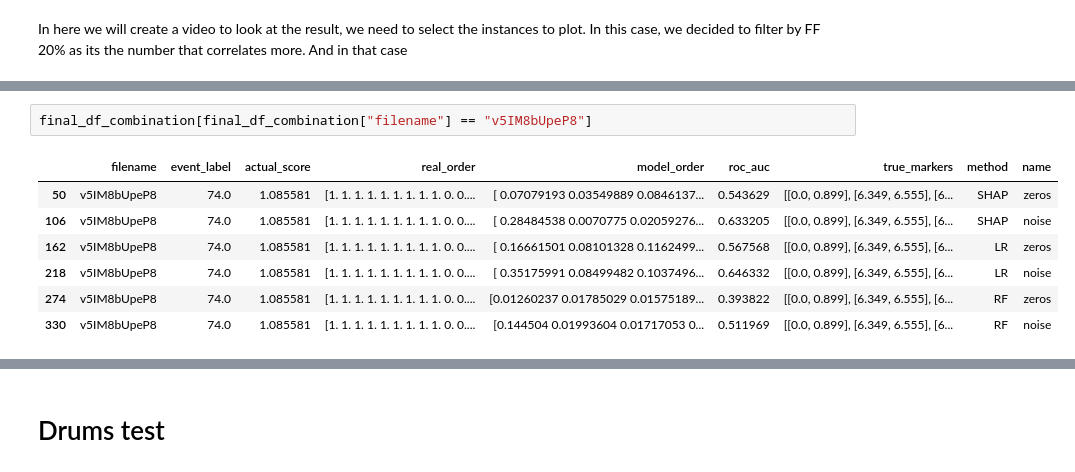
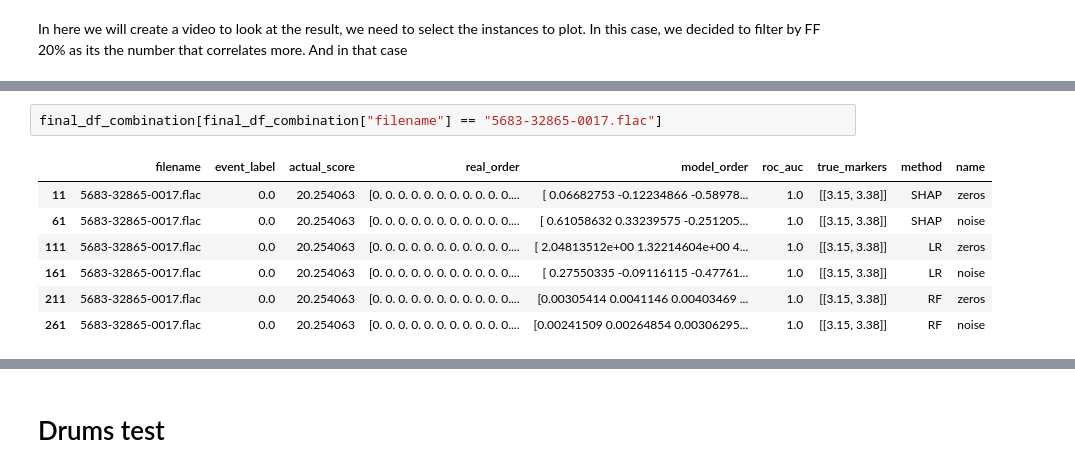
Before and after one commit to ceciliabolanos/explain_where, a Jupyter notebook: metrics_evaluation.ipynb, the cells around one changed output, grey strips where cells are left out. Cells and saved outputs as stored; diff of their text form.

```diff
--- a/metrics_evaluation.ipynb
+++ b/metrics_evaluation.ipynb
@@ -240,13 +244,13 @@ final_df_combination_ff.groupby(["method", "name"], as_index=False).apply(lambda
 # %%
-final_df_combination[final_df_combination["filename"] == "v5IM8bUpeP8"]
+final_df_combination[final_df_combination["filename"] == "5683-32865-0017.flac"]
 # %% [output]
 |  | filename | event_label | actual_score | real_order | model_order | roc_auc | true_markers | method | name |
-| 50 | v5IM8bUpeP8 | 74.0 | 1.085581 | [1. 1. 1. 1. 1. 1. 1. 1. 1. 0. 0.... | [ 0.07079193 0.03549889 0.0846137... | 0.543629 | [[0.0, 0.899], [6.349, 6.555], [6... | SHAP | zeros |
-| 106 | v5IM8bUpeP8 | 74.0 | 1.085581 | [1. 1. 1. 1. 1. 1. 1. 1. 1. 0. 0.... | [ 0.28484538 0.0070775 0.02059276... | 0.633205 | [[0.0, 0.899], [6.349, 6.555], [6... | SHAP | noise |
-| 162 | v5IM8bUpeP8 | 74.0 | 1.085581 | [1. 1. 1. 1. 1. 1. 1. 1. 1. 0. 0.... | [ 0.16661501 0.08101328 0.1162499... | 0.567568 | [[0.0, 0.899], [6.349, 6.555], [6... | LR | zeros |
-| 218 | v5IM8bUpeP8 | 74.0 | 1.085581 | [1. 1. 1. 1. 1. 1. 1. 1. 1. 0. 0.... | [ 0.35175991 0.08499482 0.1037496... | 0.646332 | [[0.0, 0.899], [6.349, 6.555], [6... | LR | noise |
-| 274 | v5IM8bUpeP8 | 74.0 | 1.085581 | [1. 1. 1. 1. 1. 1. 1. 1. 1. 0. 0.... | [0.01260237 0.01785029 0.01575189... | 0.393822 | [[0.0, 0.899], [6.349, 6.555], [6... | RF | zeros |
-| 330 | v5IM8bUpeP8 | 74.0 | 1.085581 | [1. 1. 1. 1. 1. 1. 1. 1. 1. 0. 0.... | [0.144504 0.01993604 0.01717053 0... | 0.511969 | [[0.0, 0.899], [6.349, 6.555], [6... | RF | noise |
+| 11 | 5683-32865-0017.flac | 0.0 | 20.254063 | [0. 0. 0. 0. 0. 0. 0. 0. 0. 0. 0.... | [ 0.06682753 -0.12234866 -0.58978... | 1.0 | [[3.15, 3.38]] | SHAP | zeros |
+| 61 | 5683-32865-0017.flac | 0.0 | 20.254063 | [0. 0. 0. 0. 0. 0. 0. 0. 0. 0. 0.... | [ 0.61058632 0.33239575 -0.251205... | 1.0 | [[3.15, 3.38]] | SHAP | noise |
+| 111 | 5683-32865-0017.flac | 0.0 | 20.254063 | [0. 0. 0. 0. 0. 0. 0. 0. 0. 0. 0.... | [ 2.04813512e+00 1.32214604e+00 4... | 1.0 | [[3.15, 3.38]] | LR | zeros |
+| 161 | 5683-32865-0017.flac | 0.0 | 20.254063 | [0. 0. 0. 0. 0. 0. 0. 0. 0. 0. 0.... | [ 0.27550335 -0.09116115 -0.47761... | 1.0 | [[3.15, 3.38]] | LR | noise |
+| 211 | 5683-32865-0017.flac | 0.0 | 20.254063 | [0. 0. 0. 0. 0. 0. 0. 0. 0. 0. 0.... | [0.00305414 0.0041146 0.00403469 ... | 1.0 | [[3.15, 3.38]] | RF | zeros |
+| 261 | 5683-32865-0017.flac | 0.0 | 20.254063 | [0. 0. 0. 0. 0. 0. 0. 0. 0. 0. 0.... | [0.00241509 0.00264854 0.00306295... | 1.0 | [[3.15, 3.38]] | RF | noise |
 # %%
 from utils import create_visualization
 import librosa
```
Also changed, not shown: parts of 5 cells of this notebook.
